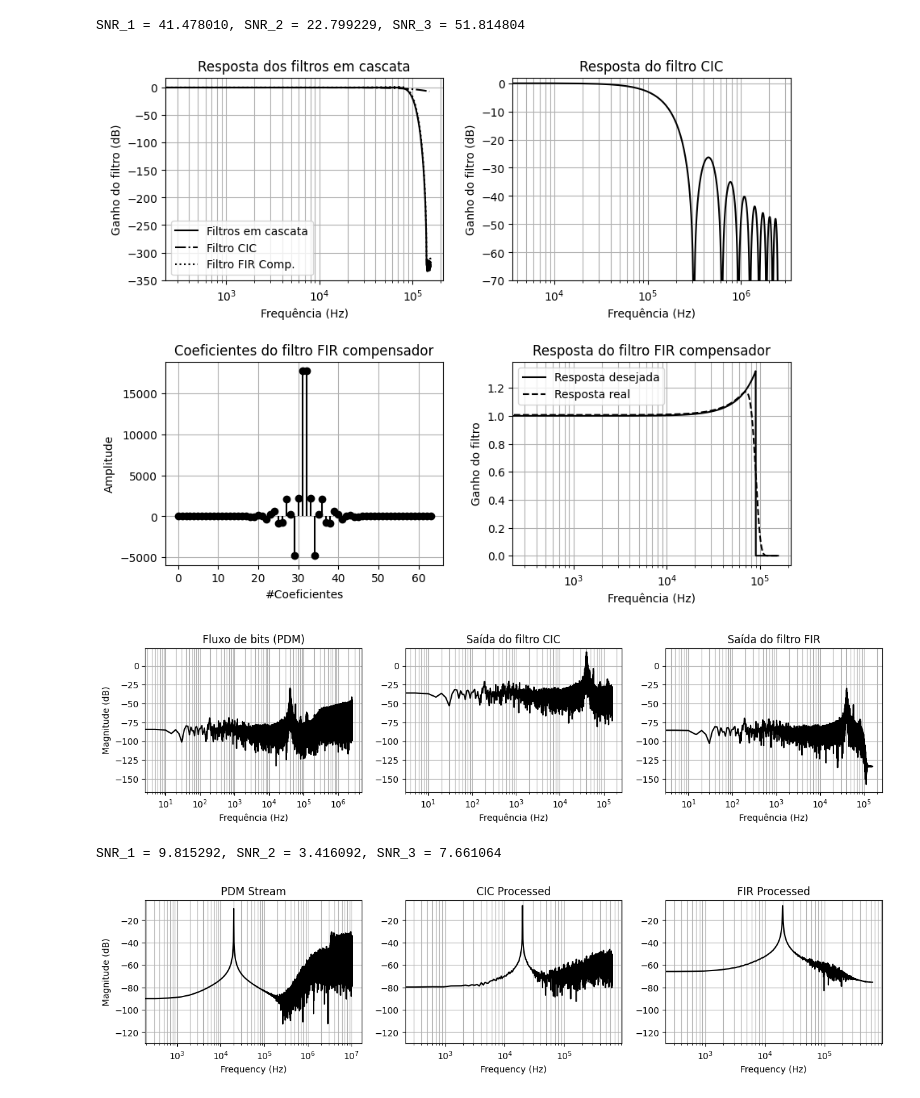
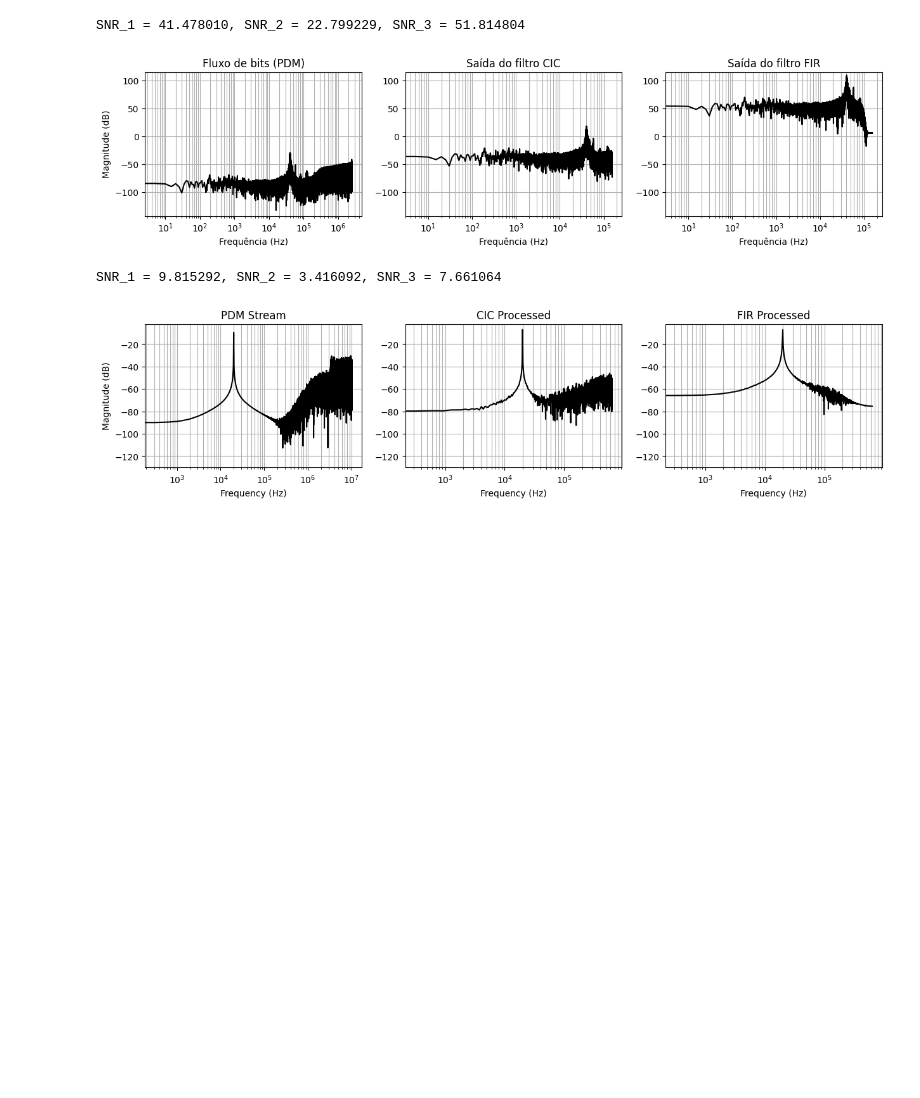
Before and after one commit to Lwao/mems2sd_esp32, a Jupyter notebook: python/PDMSignalProcessing/Filtering.ipynb, the cells around one changed output. Cells and saved outputs as stored; diff of their text form; code cells hidden in the pictures; blank space fills up the shorter version.

```diff
--- a/python/PDMSignalProcessing/Filtering.ipynb
+++ b/python/PDMSignalProcessing/Filtering.ipynb
@@ -112,30 +112,29 @@ np.savetxt("data_cic_processed", cic_processed, fmt="%d")
 # %%
 wd = r"C:/Users/levyg/Documents/MEGA/Repositories/mems2sd_esp32/python/PDMSignalProcessing/data/"
 fname = "ultrasound_pdm_10_32bitsample_5000000hz"
 fs_pdm = 5e6 # pdm sampling frequency
 N = 2        # number of CIC stages
 R = 16       # decimation rate
 M = 1        # differential delay in the comb section stages of the filter
 order = 64   # fir compensator order
 
 data_pdm = np.fromfile(wd+fname, dtype=np.uint32)
 pdm_stream = swap_bytes_of_word(data_pdm) # only necessary in Python
 
 pdm_stream = pdm_stream.view(dtype=np.uint8).ravel()
 pdm_stream = np.unpackbits(pdm_stream, axis=0).astype(np.int32)
 pdm_stream = 2*pdm_stream[-int(2e6):-int(1e6)]-1
 pdm_stream = pdm_stream/np.max(pdm_stream)
 
-fir_coeffs = cic_compensator_response(N=N, R=R, M=M, order=order, cutoff=90e3, att=300, fs=fs_pdm, freq_points=512, plot=True, lang='pt')
+fir_coeffs = cic_compensator_response(N=N, R=R, M=M, order=order, cutoff=90e3, att=300, fs=fs_pdm, freq_points=512, plot=False, lang='pt')
 cic_processed = CIC(decimation_factor=R, stages=N, differential_delay=M).process(pdm_stream)
 # cic_processed = cic_processed/np.max(cic_processed)
 fir_processed = np.convolve(cic_processed, fir_coeffs, mode='valid')
-fir_processed = fir_processed/np.max(fir_processed)
+# fir_processed = fir_processed/np.max(fir_processed)
 pdm_cic_fir_plot(pdm_stream, cic_processed, fir_processed, fs_pdm, R, lang='pt')
 # %% [output]
 SNR_1 = 41.478010, SNR_2 = 22.799229, SNR_3 = 51.814804
-[figure, old version]
+[figure, new version]
-[figure, removed]
 # %%
 Fs = 20480000
 N = 65537
```
Also changed, not shown: 11 other files.
